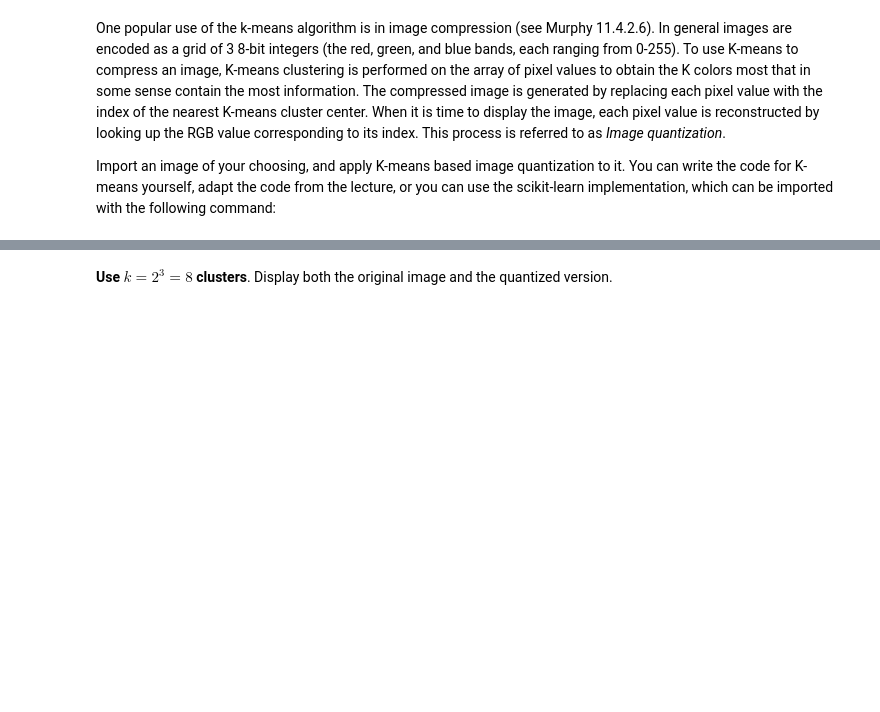
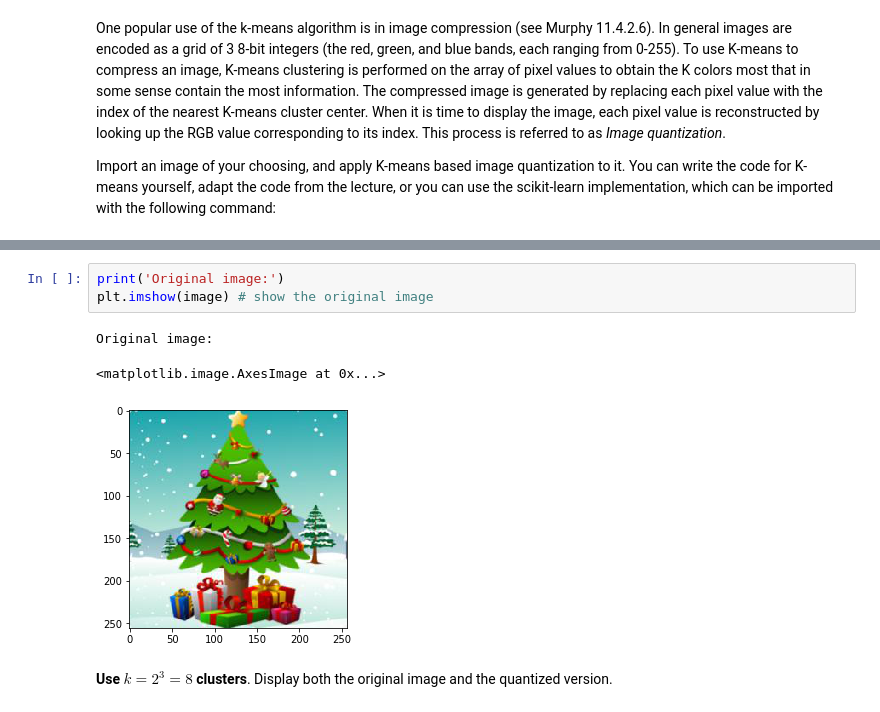
Before and after one commit to UMT-CS447-547-Fall-2018/Homework_4, a Jupyter notebook: Homework_4.ipynb, the cells around one changed output, grey strips where cells are left out. Cells and saved outputs as stored; diff of their text form; blank space fills up the shorter version.

```diff
--- a/Homework_4.ipynb
+++ b/Homework_4.ipynb
@@ -37,3 +166,10 @@ for i in range(0, len(image)):
+# %%
+print('Original image:')
+plt.imshow(image) # show the original image
+# %% [output]
+Original image:
+<matplotlib.image.AxesImage at 0x...>
+[figure, added]
 # %% [markdown]
 **Use $k=2^3=8$ clusters**.  Display both the original image and the quantized version.
 # %% [markdown]
```
Also changed, not shown: parts of 2 cells of this notebook.
